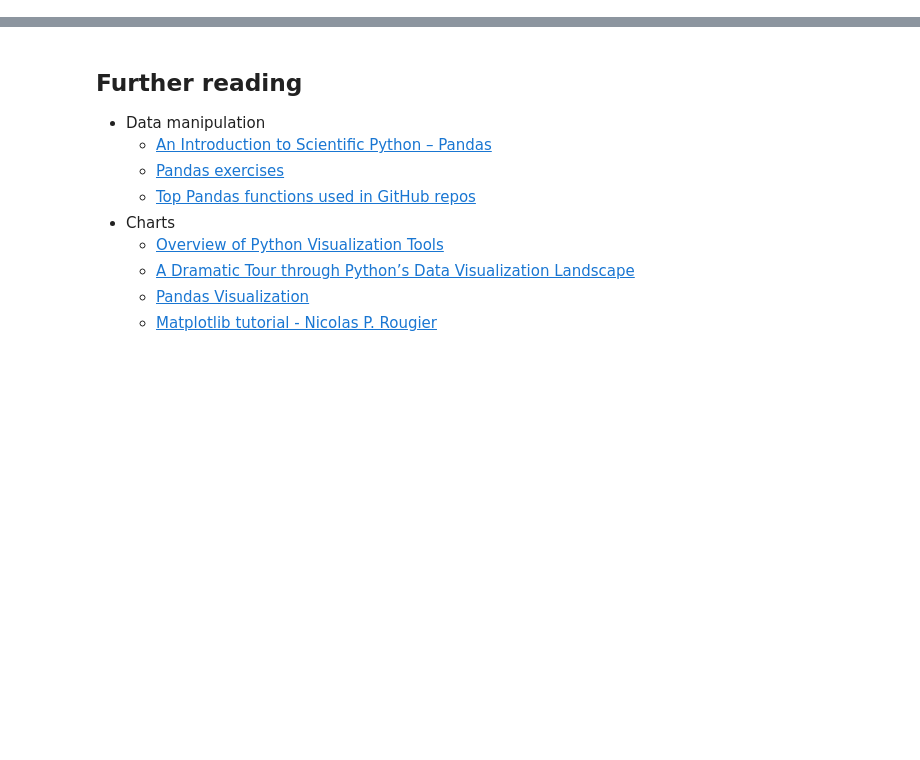
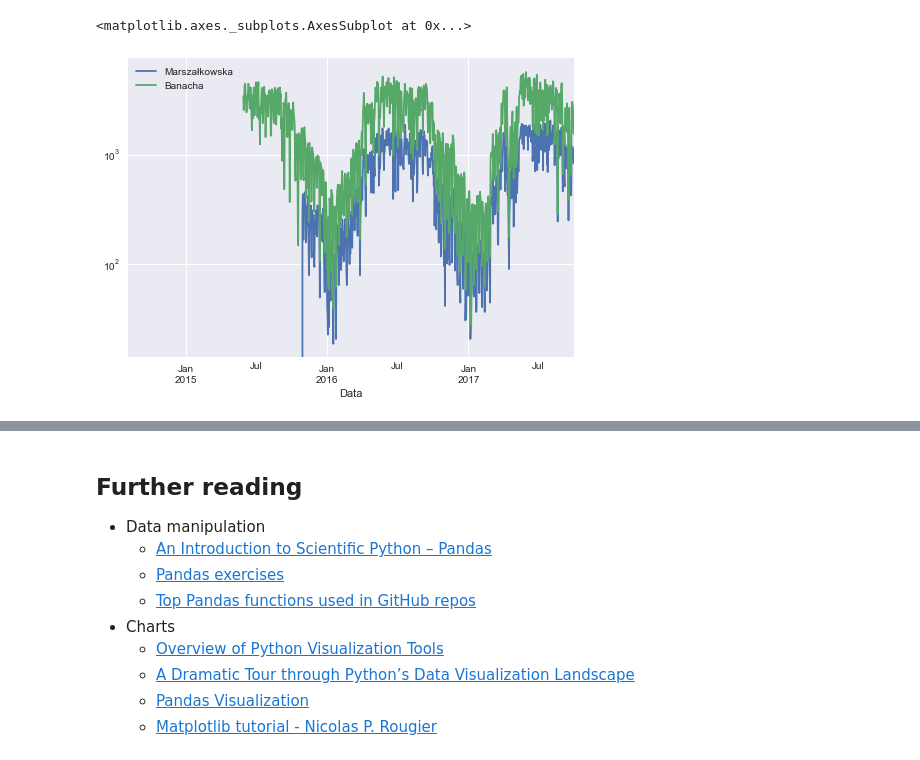
Before and after one commit to stared/uw-ml-python-2017, a Jupyter notebook: 2_data_exploration.ipynb, the cells around one changed output, grey strips where cells are left out. Drawn from its saved outputs; the diff is of its cells as text; code cells hidden in the pictures; blank space fills up the shorter version.

```diff
--- a/2_data_exploration.ipynb
+++ b/2_data_exploration.ipynb
@@ -67,6 +186,9 @@ days['Marszałkowska'].plot()
 # %%
-# plotting a 1-column DataFrame (splot the difference!)
-days[['Marszałkowska']].plot()
+# plotting a 1-column DataFrame (spot the difference!)
+days[['Marszałkowska', 'Banacha']].plot(logy=True)
+# %% [output]
+<matplotlib.axes._subplots.AxesSubplot at 0x...>
+[figure, added]
 # %%
 # number of days with each temperature
 days['temp_avg'].hist(bins=25)
```
Also changed, not shown: parts of 27 cells of this notebook, 8 other files.
